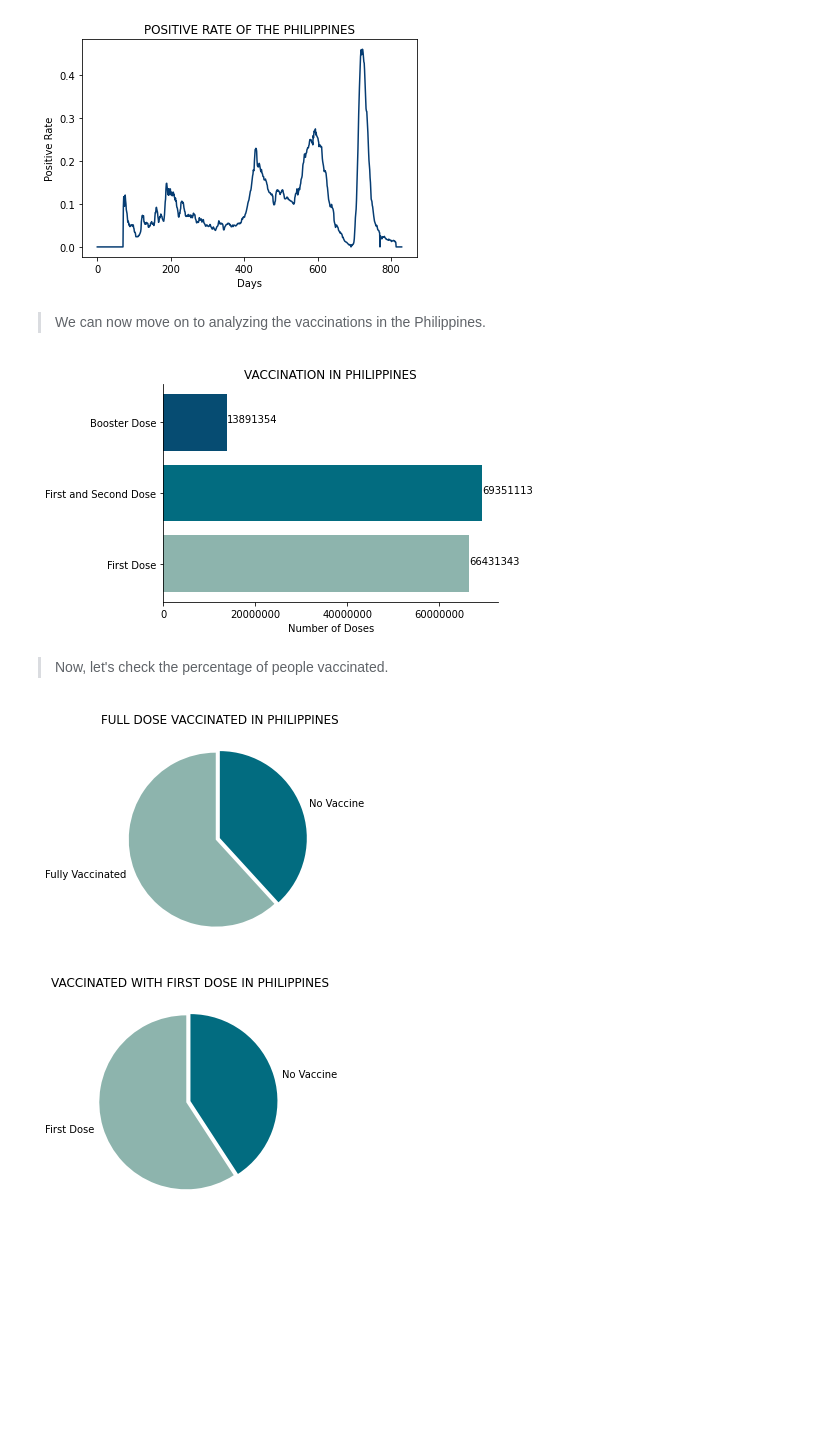
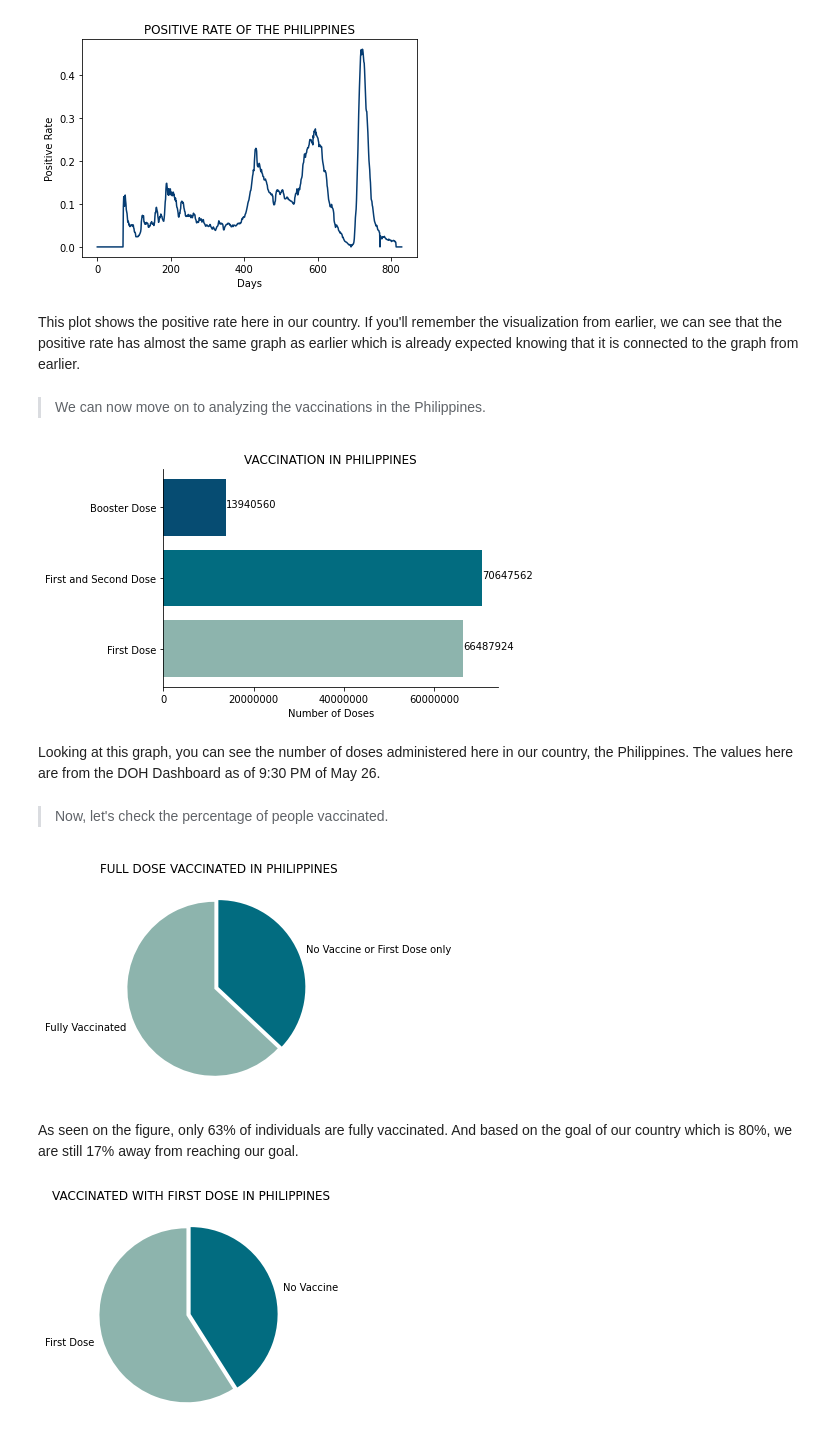
Before and after one commit to jxblrkrstffrbrms/ITBA3206-SPARTACUS, a Jupyter notebook: Reaching_New_Heights_Boosting_Vaccinations_for_a_Safer_Community.ipynb, the cells around one changed output. Drawn from its saved outputs; the diff is of its cells as text; code cells hidden in the pictures; blank space fills up the shorter version.

Commit message:
Added some explanation on the visualizations.

```diff
--- a/Reaching_New_Heights_Boosting_Vaccinations_for_a_Safer_Community.ipynb
+++ b/Reaching_New_Heights_Boosting_Vaccinations_for_a_Safer_Community.ipynb
@@ -224,11 +230,13 @@ plt.ylabel("Positive Rate")
 plt.show()
 # %% [output]
 [figure]
+# %% [markdown]
+This plot shows the positive rate here in our country. If you'll remember the visualization from earlier, we can see that the positive rate has almost the same graph as earlier which is already expected knowing that it is connected to the graph from earlier.
 # %% [markdown]
 > We can now move on to analyzing the vaccinations in the Philippines.
 # %%
 doses = np.array(["First Dose", "First and Second Dose", "Booster Dose"])
-values = np.array([66431343, 69351113, 13891354])
+values = np.array([66487924, 70647562, 13940560])
 
 fig, ax = plt.subplots()
 side1 = ax.spines["top"]
@@ -248,19 +256,23 @@ plt.title("VACCINATION IN PHILIPPINES")
 plt.xlabel("Number of Doses")
 plt.show()
 # %% [output]
-[figure, old version]
+[figure, new version]
+# %% [markdown]
+Looking at this graph, you can see the number of doses administered here in our country, the Philippines. The values here are from the DOH Dashboard as of 9:30 PM of May 26.
 # %% [markdown]
 > Now, let's check the percentage of people vaccinated.
 # %%
-fulldose_value = np.array([61.78, 38.22])
-label = ["Fully Vaccinated", "No Vaccine"]
+fulldose_value = np.array([63, 37])
+label = ["Fully Vaccinated", "No Vaccine or First Dose only"]
 dataexplode = [0.05,0]
 c = ['#8db4ad', '#026c80']
 
 plt.pie(fulldose_value, labels = label, explode = dataexplode, colors = c, startangle=90)
 plt.title("FULL DOSE VACCINATED IN PHILIPPINES")
 
 plt.show()
 # %% [output]
-[figure, old version]
+[figure, new version]
+# %% [markdown]
+As seen on the figure, only 63% of individuals are fully vaccinated. And based on the goal of our country which is 80%, we are still 17% away from reaching our goal.
 # %%
```
Also changed, not shown: parts of 11 cells of this notebook.
